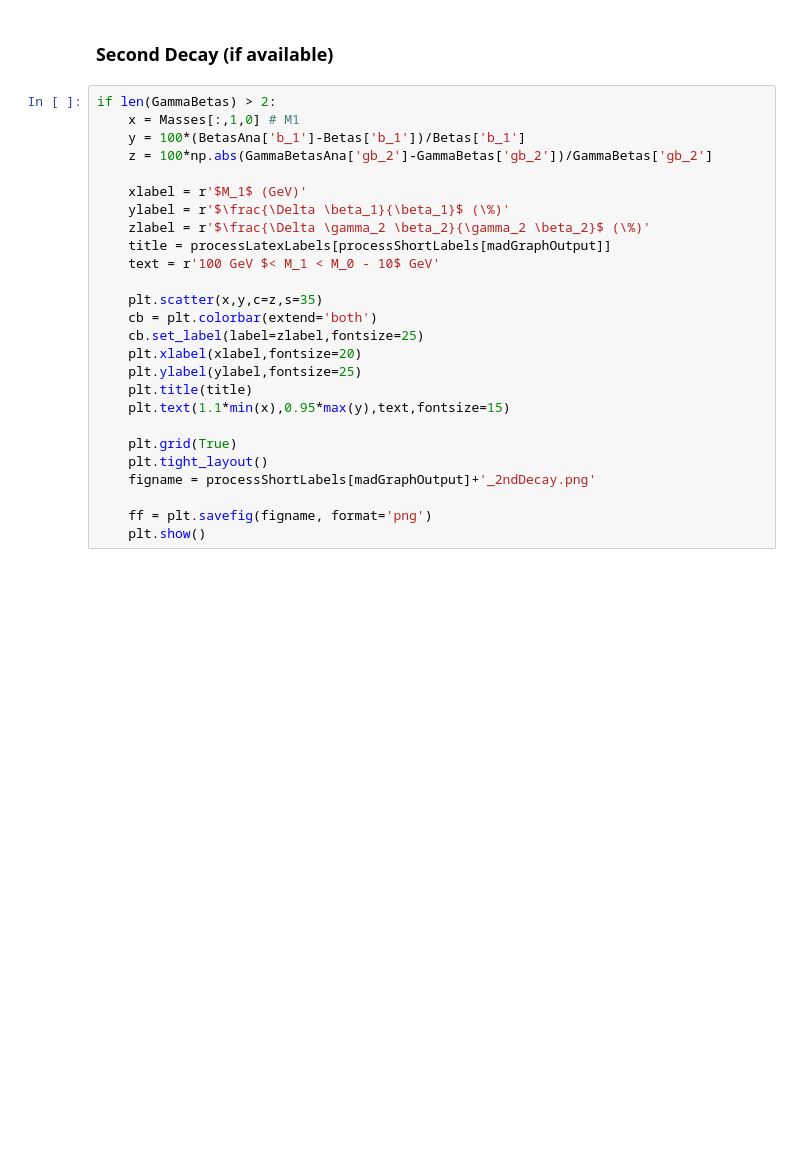
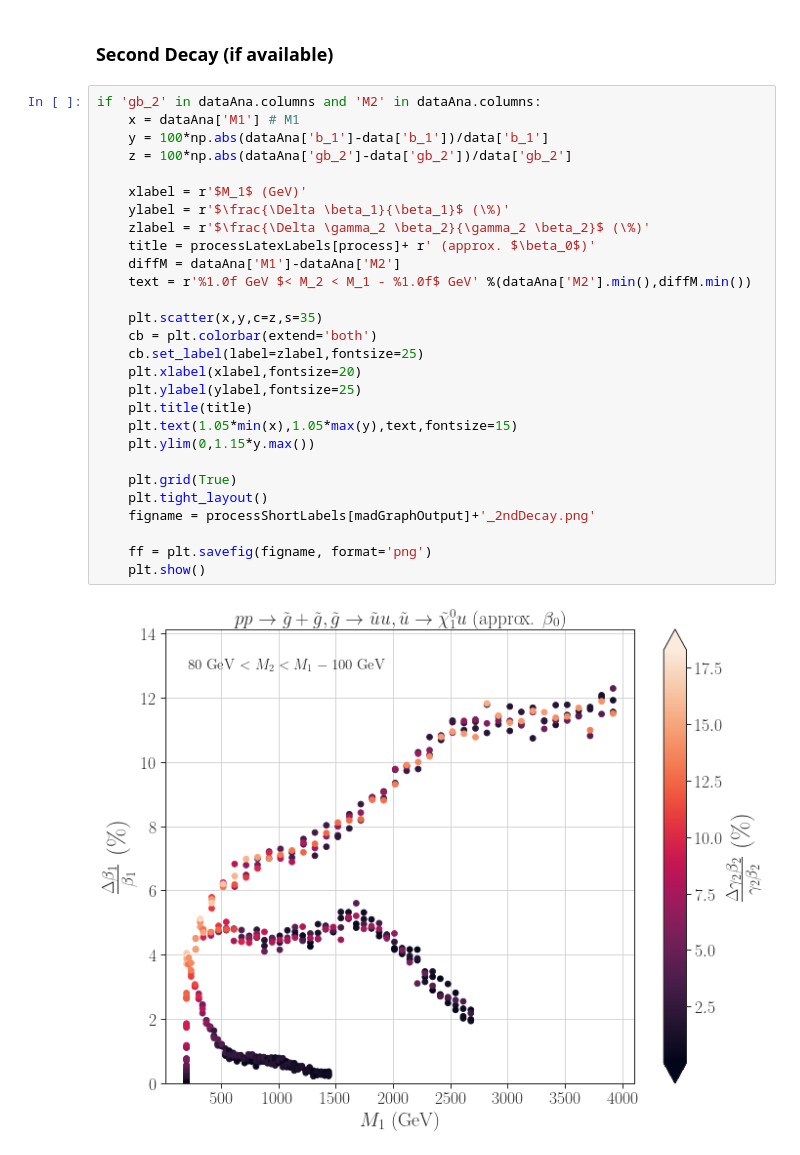
Before and after one commit to andlessa/boostingLLPs, a Jupyter notebook: validation/validationPlots.ipynb, the cells around one changed output. Drawn from its saved outputs; the diff is of its cells as text; blank space fills up the shorter version.

```diff
--- a/validation/validationPlots.ipynb
+++ b/validation/validationPlots.ipynb
@@ -162,28 +232,32 @@ plt.show()
 # %% [markdown]
 ### Second Decay (if available)
 # %%
-if len(GammaBetas) > 2:
-    x = Masses[:,1,0] # M1
-    y = 100*(BetasAna['b_1']-Betas['b_1'])/Betas['b_1']
-    z = 100*np.abs(GammaBetasAna['gb_2']-GammaBetas['gb_2'])/GammaBetas['gb_2']
+if 'gb_2' in dataAna.columns and 'M2' in dataAna.columns:
+    x = dataAna['M1'] # M1
+    y = 100*np.abs(dataAna['b_1']-data['b_1'])/data['b_1']
+    z = 100*np.abs(dataAna['gb_2']-data['gb_2'])/data['gb_2']
 
     xlabel = r'$M_1$ (GeV)'
     ylabel = r'$\frac{\Delta \beta_1}{\beta_1}$ (\%)'
     zlabel = r'$\frac{\Delta \gamma_2 \beta_2}{\gamma_2 \beta_2}$ (\%)'
-    title = processLatexLabels[processShortLabels[madGraphOutput]]
-    text = r'100 GeV $< M_1 < M_0 - 10$ GeV'
+    title = processLatexLabels[process]+ r' (approx. $\beta_0$)'
+    diffM = dataAna['M1']-dataAna['M2']
+    text = r'%1.0f GeV $< M_2 < M_1 - %1.0f$ GeV' %(dataAna['M2'].min(),diffM.min())
 
     plt.scatter(x,y,c=z,s=35)
     cb = plt.colorbar(extend='both')
     cb.set_label(label=zlabel,fontsize=25)
     plt.xlabel(xlabel,fontsize=20)
     plt.ylabel(ylabel,fontsize=25)
     plt.title(title)
-    plt.text(1.1*min(x),0.95*max(y),text,fontsize=15)
+    plt.text(1.05*min(x),1.05*max(y),text,fontsize=15)
+    plt.ylim(0,1.15*y.max())
 
     plt.grid(True)
     plt.tight_layout()
     figname = processShortLabels[madGraphOutput]+'_2ndDecay.png'
 
     ff = plt.savefig(figname, format='png')
     plt.show()
+# %% [output]
+[figure, added]
```
Also changed, not shown: parts of 16 cells of this notebook, 29 other files.
